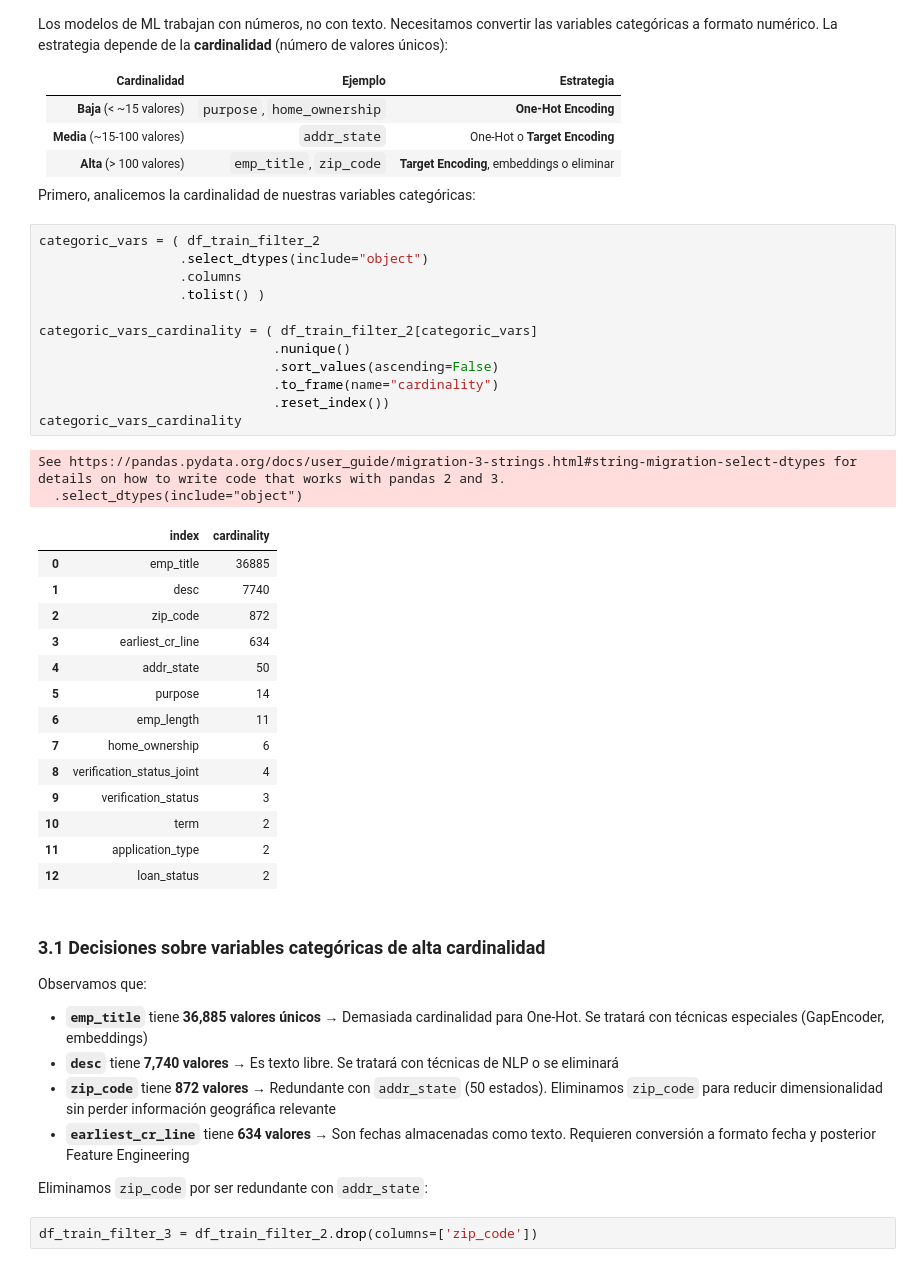
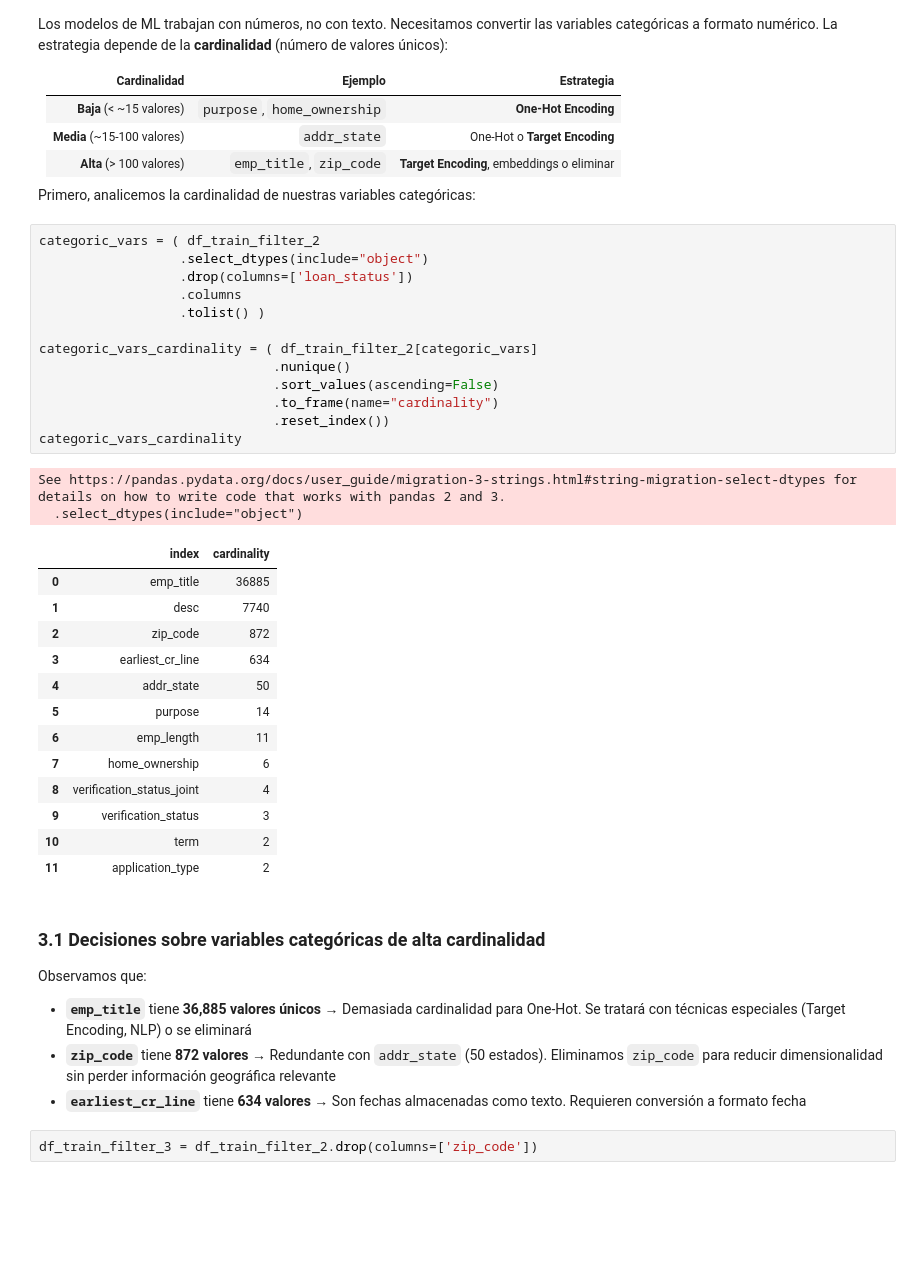
Before and after one commit to mmartinb75/modelizacion_datos_2026, a Jupyter notebook: 03_preprocesamiento.ipynb, the cells around one changed output. Saved outputs shown, nothing was run; the diff lists cells and outputs as text; blank space fills up the shorter version.

```diff
--- a/03_preprocesamiento.ipynb
+++ b/03_preprocesamiento.ipynb
@@ -190,42 +200,39 @@ Primero, analicemos la cardinalidad de nuestras variables categóricas:
 # %%
 categoric_vars = ( df_train_filter_2
                   .select_dtypes(include="object")
+                  .drop(columns=['loan_status'])
                   .columns
                   .tolist() )
 
 categoric_vars_cardinality = ( df_train_filter_2[categoric_vars]
                               .nunique()
                               .sort_values(ascending=False)
                               .to_frame(name="cardinality")
                               .reset_index())
 categoric_vars_cardinality
 # %% [output]
 See https://pandas.pydata.org/docs/user_guide/migration-3-strings.html#string-migration-select-dtypes for details on how to write code that works with pandas 2 and 3.
   .select_dtypes(include="object")
 |  | index | cardinality |
 | 0 | emp_title | 36885 |
 | 1 | desc | 7740 |
 | 2 | zip_code | 872 |
 | 3 | earliest_cr_line | 634 |
 | 4 | addr_state | 50 |
 | 5 | purpose | 14 |
 | 6 | emp_length | 11 |
 | 7 | home_ownership | 6 |
 | 8 | verification_status_joint | 4 |
 | 9 | verification_status | 3 |
 | 10 | term | 2 |
 | 11 | application_type | 2 |
-| 12 | loan_status | 2 |
 # %% [markdown]
 ### 3.1 Decisiones sobre variables categóricas de alta cardinalidad
 
 Observamos que:
 
-- **`emp_title`** tiene **36,885 valores únicos** → Demasiada cardinalidad para One-Hot. Se tratará con técnicas especiales (GapEncoder, embeddings)
-- **`desc`** tiene **7,740 valores** → Es texto libre. Se tratará con técnicas de NLP o se eliminará
+- **`emp_title`** tiene **36,885 valores únicos** → Demasiada cardinalidad para One-Hot. Se tratará con técnicas especiales (Target Encoding, NLP) o se eliminará
 - **`zip_code`** tiene **872 valores** → Redundante con `addr_state` (50 estados). Eliminamos `zip_code` para reducir dimensionalidad sin perder información geográfica relevante
-- **`earliest_cr_line`** tiene **634 valores** → Son fechas almacenadas como texto. Requieren conversión a formato fecha y posterior Feature Engineering
-
-Eliminamos `zip_code` por ser redundante con `addr_state`:
+- **`earliest_cr_line`** tiene **634 valores** → Son fechas almacenadas como texto. Requieren conversión a formato fecha
 # %%
 df_train_filter_3 = df_train_filter_2.drop(columns=['zip_code'])
```
Also changed, not shown: parts of 67 cells of this notebook, 1 other file.
